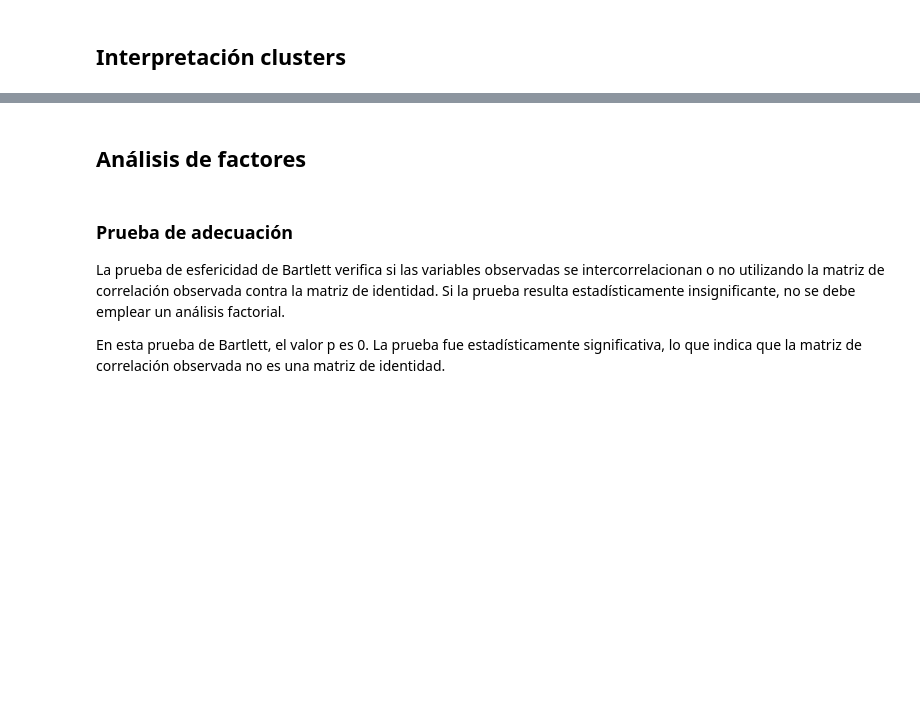
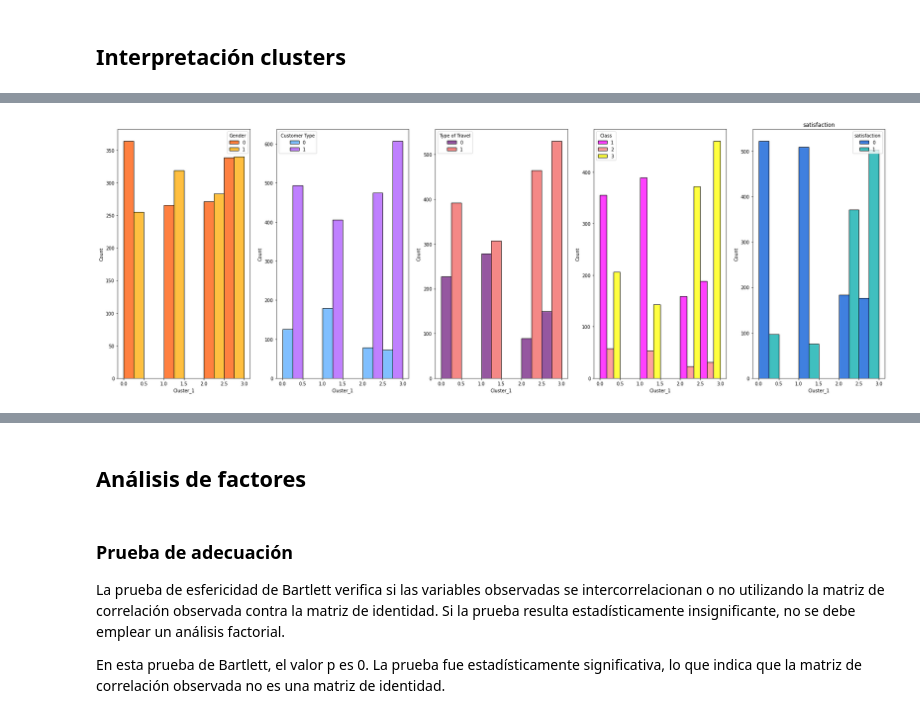
Before and after one commit to mlondono-oc/LEA2, a Jupyter notebook: Modulo-3/M2_Taller_Repaso_parte2.ipynb, the cells around one changed output, grey strips where cells are left out. Saved outputs shown, nothing was run; the diff lists cells and outputs as text; code cells hidden in the pictures; blank space fills up the shorter version.

```diff
--- a/Modulo-3/M2_Taller_Repaso_parte2.ipynb
+++ b/Modulo-3/M2_Taller_Repaso_parte2.ipynb
@@ -138,5 +187,6 @@ df_final.head(3)
 # %%
 # 3d scatterplot using plotly.express
+df_final['Cluster_1'] = df_final['Cluster_1'].astype('category')
 fig = px.scatter_3d(df_final, x="PCA1", y="PCA2", z="PCA3", color="Cluster_1")
 fig.update_layout(width=1000, height=700)
 fig.show()
@@ -164,14 +231,17 @@ df_final.groupby(['Cluster_1']).mean()
 # %%
 # Variables Categóricas
+df_final['Cluster_1']= df_final['Cluster_1'].astype('int')
 cat_cols = ['Gender', 'Customer Type', 'Type of Travel', 'Class', 'satisfaction']
 
 pal=['autumn','cool','magma','spring','winter'] # 5 color palettes for 5 categorical vars
 
 fig,axs=plt.subplots(ncols=5,figsize =(30, 10))
 
 for idx,i in enumerate(df_final[cat_cols].columns):
     plt.title(i)
     sns.histplot(data=df_final,x='Cluster_1', hue=i, palette=pal[idx], binwidth=.5, ax=axs[idx] ,multiple='dodge')
+# %% [output]
+[figure, added]
 # %%
 # Análisis de la edad
 temp_edad = df_final[['Cluster_1','Age']]
```
Also changed, not shown: parts of 27 cells of this notebook.
